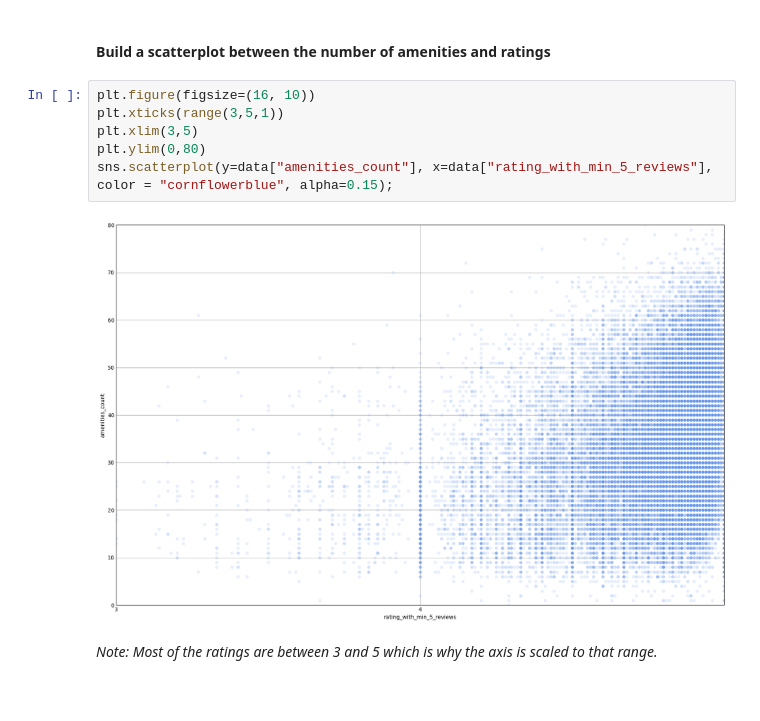
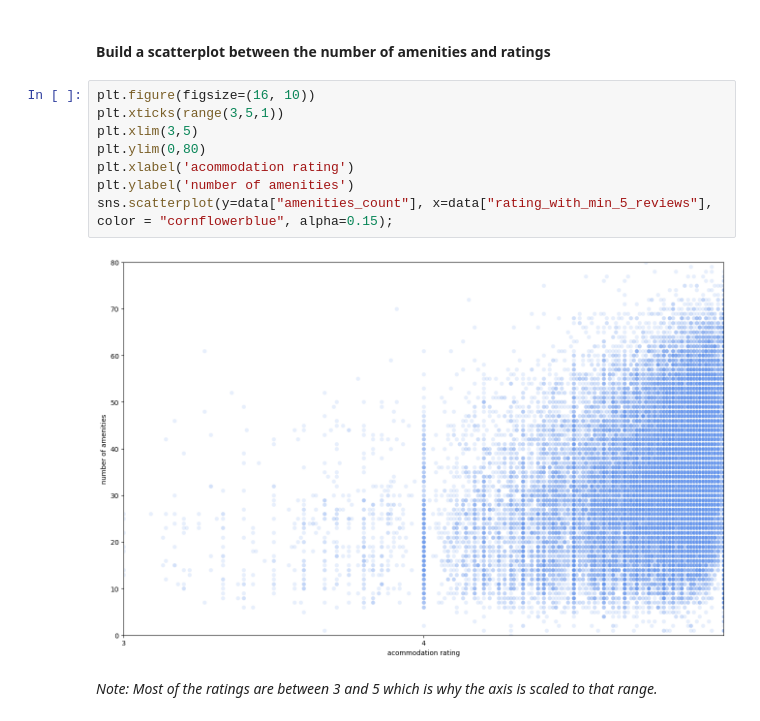
Before and after one commit to PatrickChristoph/airbnb_insights_australia, a Jupyter notebook: coherence_amenities_ratings.ipynb, the cells around one changed output. Cells and saved outputs as stored; diff of their text form; blank space fills up the shorter version.

```diff
--- a/coherence_amenities_ratings.ipynb
+++ b/coherence_amenities_ratings.ipynb
@@ -128,11 +130,13 @@ data = data[data["rating_with_min_5_reviews"].notnull() & data["rating_with_min_
 # %%
 plt.figure(figsize=(16, 10))
 plt.xticks(range(3,5,1))
 plt.xlim(3,5)
 plt.ylim(0,80)
+plt.xlabel('acommodation rating')
+plt.ylabel('number of amenities')
 sns.scatterplot(y=data["amenities_count"], x=data["rating_with_min_5_reviews"], color = "cornflowerblue", alpha=0.15);
 # %% [output]
-[figure, old version]
+[figure, new version]
 # %% [markdown]
 *Note: Most of the ratings are between 3 and 5 which is why the axis is scaled to that range.*
 # %% [markdown]
```
Also changed, not shown: parts of 13 cells of this notebook.
